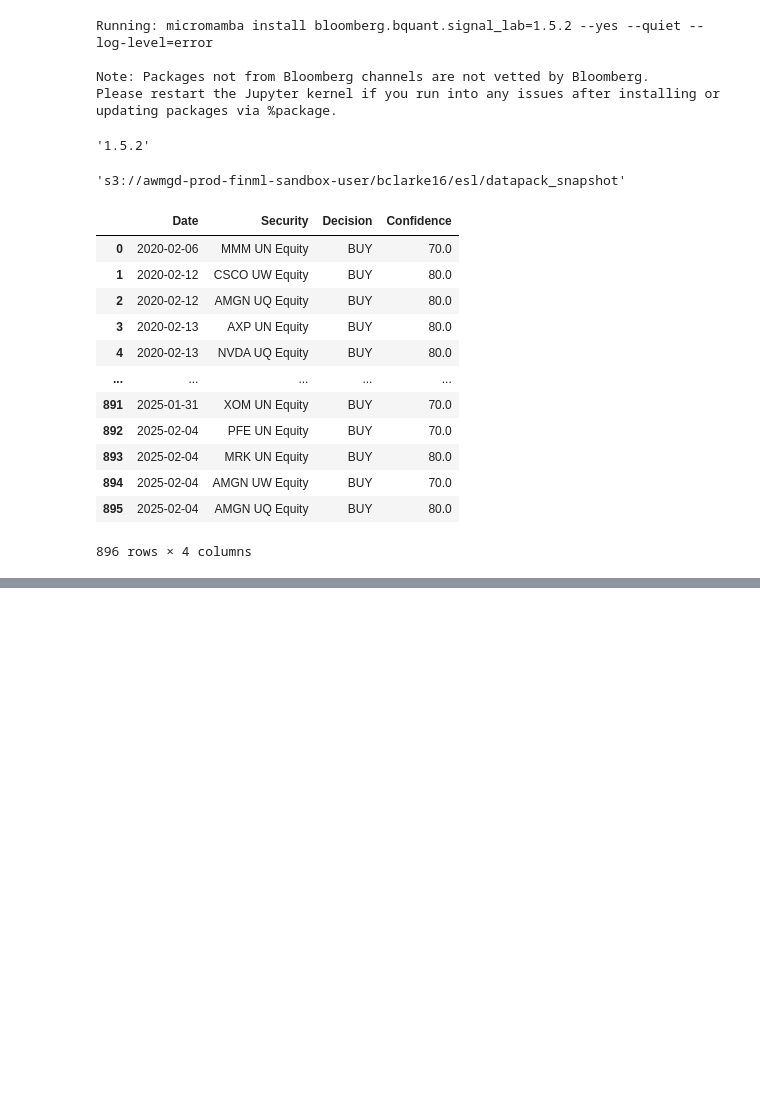
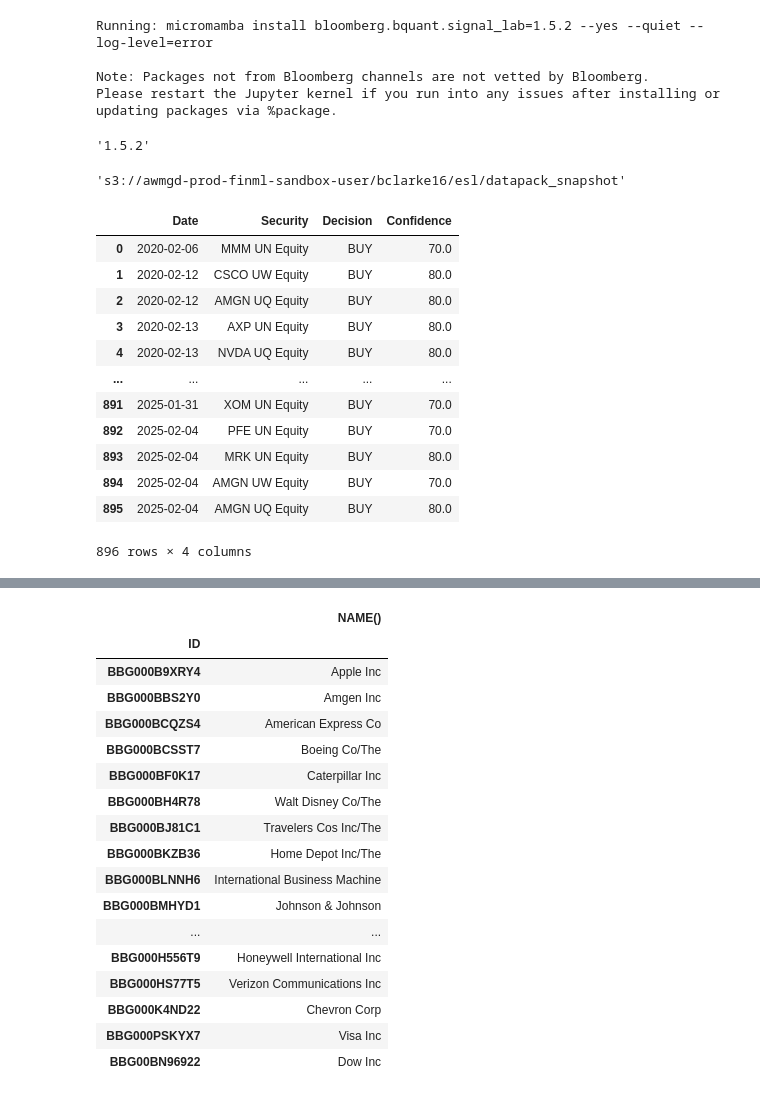
Before and after one commit to bmc-eng/LLMFinancialAnalyst, a Jupyter notebook: Event Backtest.ipynb, the cells around one changed output, grey strips where cells are left out. Cells and saved outputs as stored; diff of their text form; code cells hidden in the pictures; blank space fills up the shorter version.

```diff
--- a/Event Backtest.ipynb
+++ b/Event Backtest.ipynb
@@ -103,0 +251,25 @@ def event_backtest(df_events: pd.DataFrame):
+# %%
+secs = list(price_df.columns)
+# %%
+req = bql.Request(secs, bq.data.name())
+data = bq.execute(req)
+data[0].df() # BBG000BP52R2
+# %% [output]
+|  | NAME() |
+| ID |  |
+| BBG000B9XRY4 | Apple Inc |
+| BBG000BBS2Y0 | Amgen Inc |
+| BBG000BCQZS4 | American Express Co |
+| BBG000BCSST7 | Boeing Co/The |
+| BBG000BF0K17 | Caterpillar Inc |
+| BBG000BH4R78 | Walt Disney Co/The |
+| BBG000BJ81C1 | Travelers Cos Inc/The |
+| BBG000BKZB36 | Home Depot Inc/The |
+| BBG000BLNNH6 | International Business Machine |
+| BBG000BMHYD1 | Johnson & Johnson |
+| ... | ... |
+| BBG000H556T9 | Honeywell International Inc |
+| BBG000HS77T5 | Verizon Communications Inc |
+| BBG000K4ND22 | Chevron Corp |
+| BBG000PSKYX7 | Visa Inc |
+| BBG00BN96922 | Dow Inc |
```
Also changed, not shown: parts of 18 cells of this notebook.
